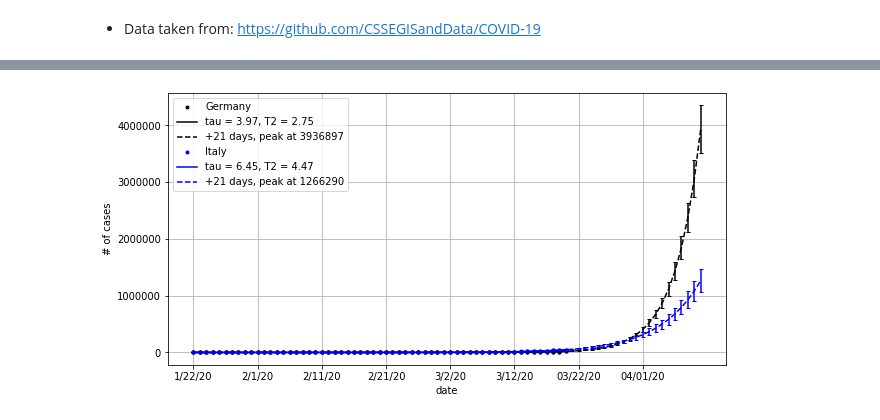
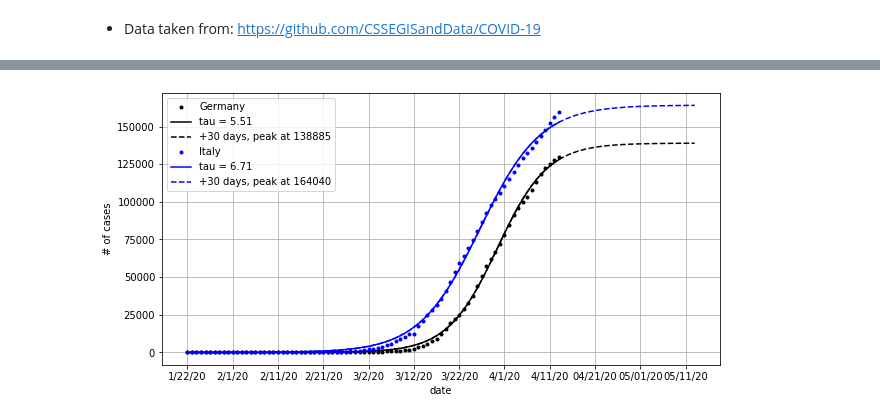
Before and after one commit to jnsbck/a_look-COVID-19, a Jupyter notebook: a_look@covid-19.ipynb, the cells around one changed output, grey strips where cells are left out. Saved outputs shown, nothing was run; the diff lists cells and outputs as text; code cells hidden in the pictures.

```diff
--- a/a_look@covid-19.ipynb
+++ b/a_look@covid-19.ipynb
@@ -18,7 +18,7 @@ import subprocess
 # %% [markdown]
 - Data taken from: https://github.com/CSSEGISandData/COVID-19
 # %%
-PATH2repo = "/home/user/some_PATH/" + "COVID-19/"
+PATH2repo = "/home/user/some_path/" + "COVID-19/"
 
 def load_data(path2repo):
     """IN -- str::path2repo
@@ -51,9 +51,10 @@ fetch_new_data(PATH2repo)
 PATH = PATH2repo + "csse_covid_19_data/csse_covid_19_time_series/"
 
 # import data from github repo
-df_confirmed = pd.read_csv(PATH + "time_series_19-covid-Confirmed.csv")
-df_deaths = pd.read_csv(PATH + "time_series_19-covid-Deaths.csv")
-df_recovered = pd.read_csv(PATH + "time_series_19-covid-Recovered.csv")
+df_confirmed = pd.read_csv(PATH + "time_series_covid19_confirmed_global.csv")
+df_deaths = pd.read_csv(PATH + "time_series_covid19_deaths_global.csv")
+df_recovered = pd.read_csv(PATH + "time_series_covid19_recovered_global.csv")
+df_confirmed_US = pd.read_csv(PATH + "time_series_covid19_confirmed_US.csv")
 
 # case mortatlity rate
 df_mortality_nums = (df_deaths[df_deaths.columns[4:]]/df_confirmed[df_confirmed.columns[4:]])
@@ -243,16 +370,16 @@ plt.show()
 # %%
 # Germany vs. Italy
 
-daysplus = 21
+daysplus = 30
 
 plt.figure(figsize=[10,5])
-plot_by_country(df_confirmed, "Germany",True, True)
+plot_by_country(df_confirmed, "Germany","sig", True)
 plot_extrapolation(df_confirmed, "Germany", num_days=daysplus, confidence=True)
-plot_by_country(df_confirmed, "Italy",True, True, colour="blue")
+plot_by_country(df_confirmed, "Italy","sig", True, colour="blue")
 plot_extrapolation(df_confirmed, "Italy", num_days=daysplus, confidence=True, colour="blue")
 plt.show()
 # %% [output]
-[figure, old version]
+[figure, new version]
 # %%
 plot_T2s(df_confirmed)
 plt.show()
```
Also changed, not shown: parts of 9 cells of this notebook.
